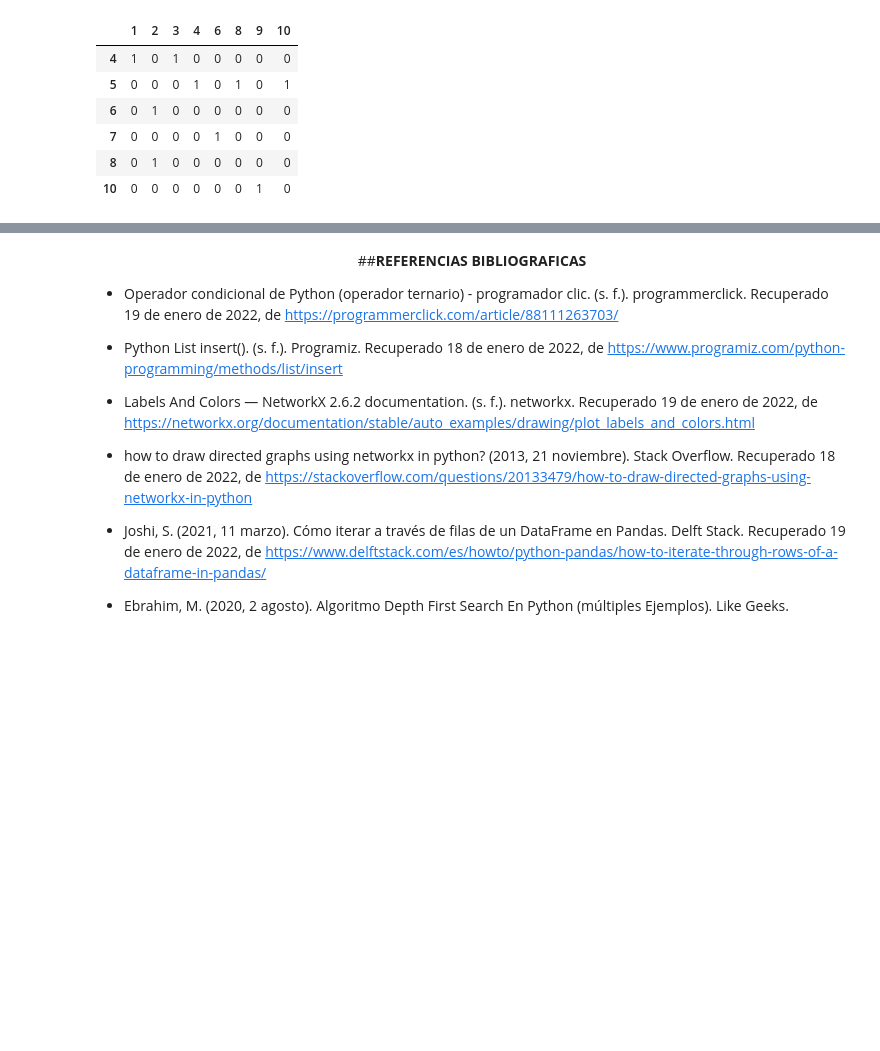
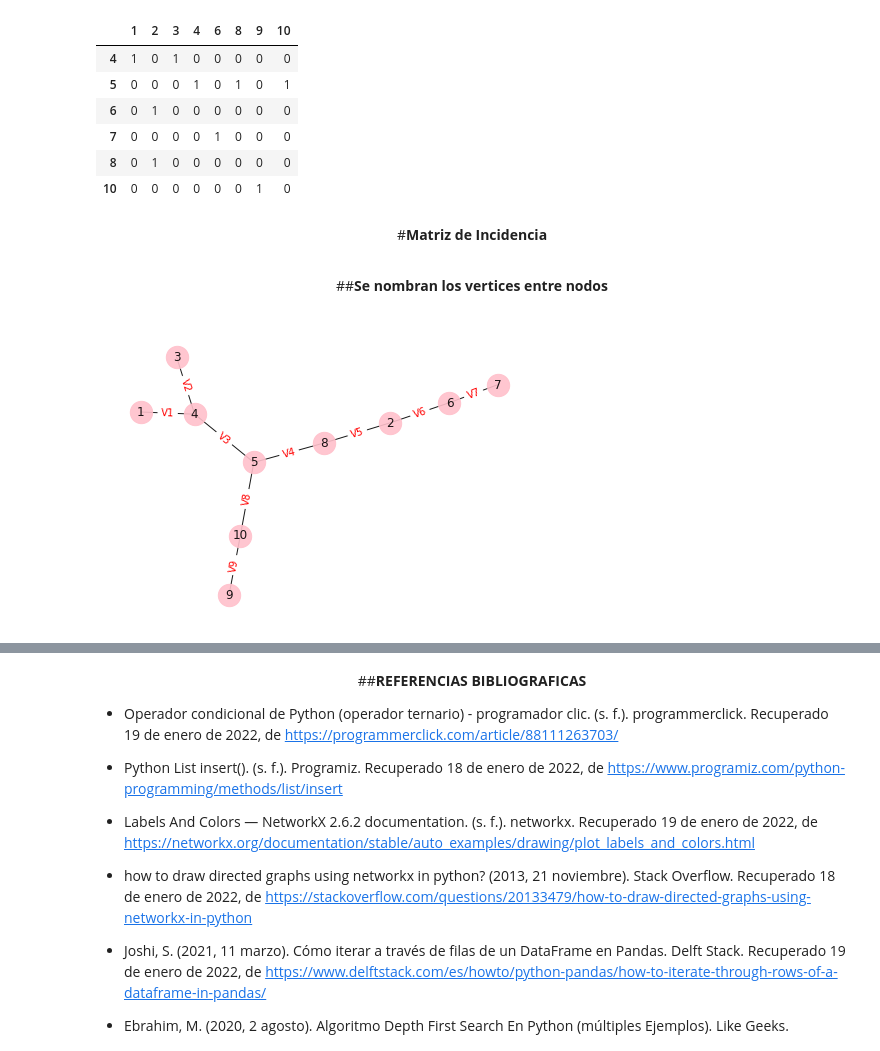
Before and after one commit to jequi1992/Matematicas_Discretas, a Jupyter notebook: Matriz_de_adyacencia.ipynb, the cells around one changed output, grey strips where cells are left out. Cells and saved outputs as stored; diff of their text form; code cells hidden in the pictures; blank space fills up the shorter version.

```diff
--- a/Matriz_de_adyacencia.ipynb
+++ b/Matriz_de_adyacencia.ipynb
@@ -298,3 +317,43 @@ df # Se muestra la tabla
 | 7 | 0 | 0 | 0 | 0 | 1 | 0 | 0 | 0 |
 | 8 | 0 | 1 | 0 | 0 | 0 | 0 | 0 | 0 |
 | 10 | 0 | 0 | 0 | 0 | 0 | 0 | 1 | 0 |
+# %% [markdown]
+<center>
+
+#**Matriz de Incidencia**
+
+</center>
+# %% [markdown]
+<center>
+
+##**Se nombran los vertices entre nodos**
+
+</center>
+# %%
+edges = [[5, 8], [5, 4], [5, 10],[8, 2], [4, 3], [4, 1],[7, 6], [6, 2], [10, 9]]
+G = nx.Graph()
+G.add_edges_from(edges)
+pos = nx.spring_layout(G)
+plt.figure()
+nx.draw(
+    G, pos, edge_color='black', width=1, linewidths=1,
+    node_size=500, node_color='pink', alpha=0.9,
+    labels={node: node for node in G.nodes()}
+)
+nx.draw_networkx_edge_labels(
+    G, pos,
+    edge_labels={(5, 8): 'V4',
+                 (5, 4): 'V3',
+                 (5, 10):'V8',
+                 (8, 2): 'V5',
+                 (4, 3): 'V2',
+                 (4, 1): 'V1',
+                 (7, 6): 'V7',
+                 (6, 2): 'V6',
+                 (10, 9):'V9'},
+    font_color='red',
+)
+plt.axis('off')
+plt.show()
+# %% [output]
+[figure, added]
```
Also changed, not shown: parts of 10 cells of this notebook.
